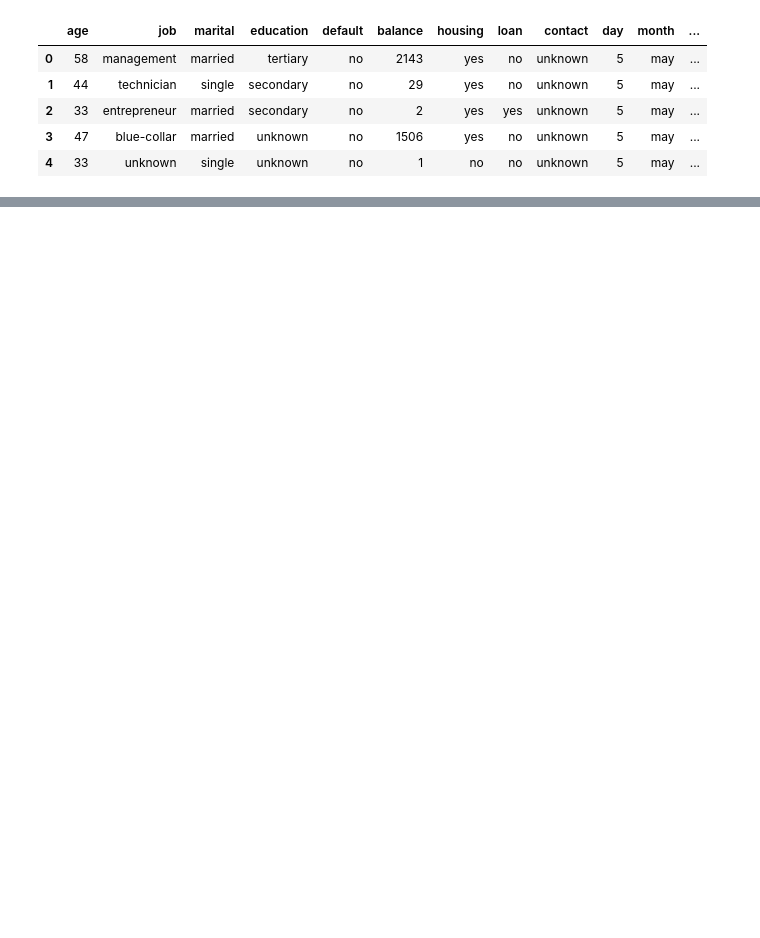
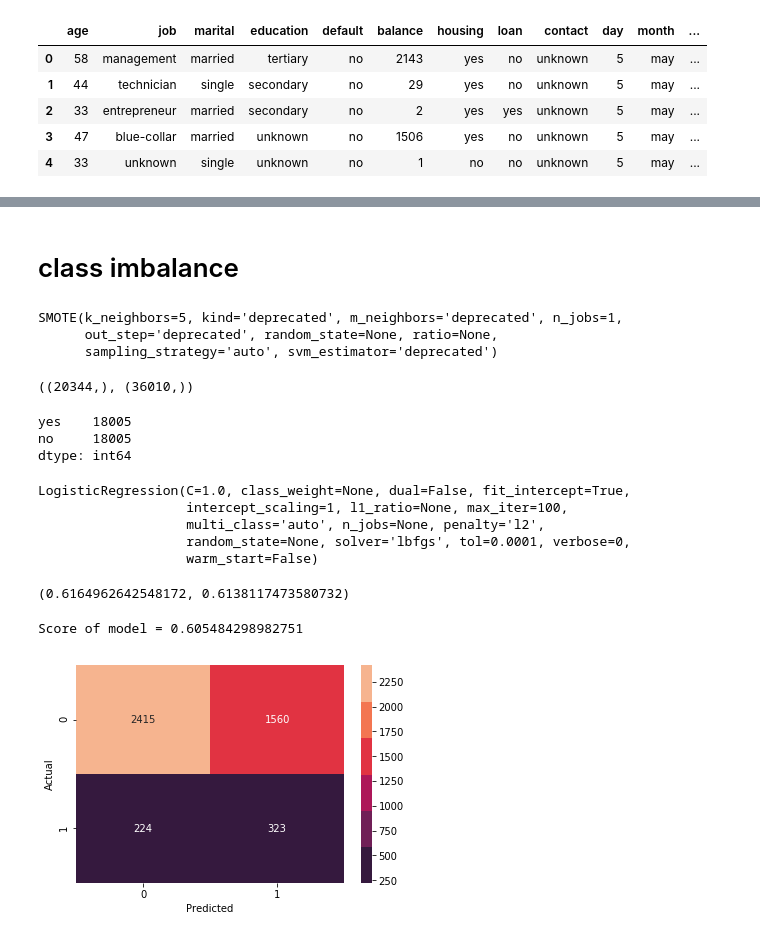
Before and after one commit to learn-co-curriculum/aug-ds-ft-2020-notebooks, a Jupyter notebook: topic26-logistic-regression-mle/lesson-logistic-regression.ipynb, the cells around one changed output, grey strips where cells are left out. Drawn from its saved outputs; the diff is of its cells as text; code cells hidden in the pictures; blank space fills up the shorter version.

```diff
--- a/topic26-logistic-regression-mle/lesson-logistic-regression.ipynb
+++ b/topic26-logistic-regression-mle/lesson-logistic-regression.ipynb
@@ -30,0 +164,2 @@ df.head()
+# %% [markdown]
+# class imbalance
@@ -30,0 +169,39 @@ df.head()
+# %%
+smote = SMOTE()
+# %%
+smote.fit(X_train, y_train)
+# %% [output]
+SMOTE(k_neighbors=5, kind='deprecated', m_neighbors='deprecated', n_jobs=1,
+      out_step='deprecated', random_state=None, ratio=None,
+      sampling_strategy='auto', svm_estimator='deprecated')
+# %%
+# you only need to transform your train data
+X_train_smote, y_train_smote = smote.fit_resample(X_train, y_train)
+# %%
+y_train.shape, y_train_smote.shape
+# %% [output]
+((20344,), (36010,))
+# %%
+y_train_smote_series = pd.Series(y_train_smote)
+y_train_smote_series.value_counts()
+# %% [output]
+yes    18005
+no     18005
+dtype: int64
+# %%
+logreg.fit(X_train_smote, y_train_smote)
+# %% [output]
+LogisticRegression(C=1.0, class_weight=None, dual=False, fit_intercept=True,
+                   intercept_scaling=1, l1_ratio=None, max_iter=100,
+                   multi_class='auto', n_jobs=None, penalty='l2',
+                   random_state=None, solver='lbfgs', tol=0.0001, verbose=0,
+                   warm_start=False)
+# %%
+logreg.score(X_train, y_train), logreg.score(X_test, y_test)
+# %% [output]
+(0.6164962642548172, 0.6138117473580732)
+# %%
+evaluate_test_data(logreg, df_test = df_test, feature_for_modeling=features_for_modeling)
+# %% [output]
+Score of model = 0.605484298982751
+[figure, added]
```
Also changed, not shown: parts of 26 cells of this notebook.
